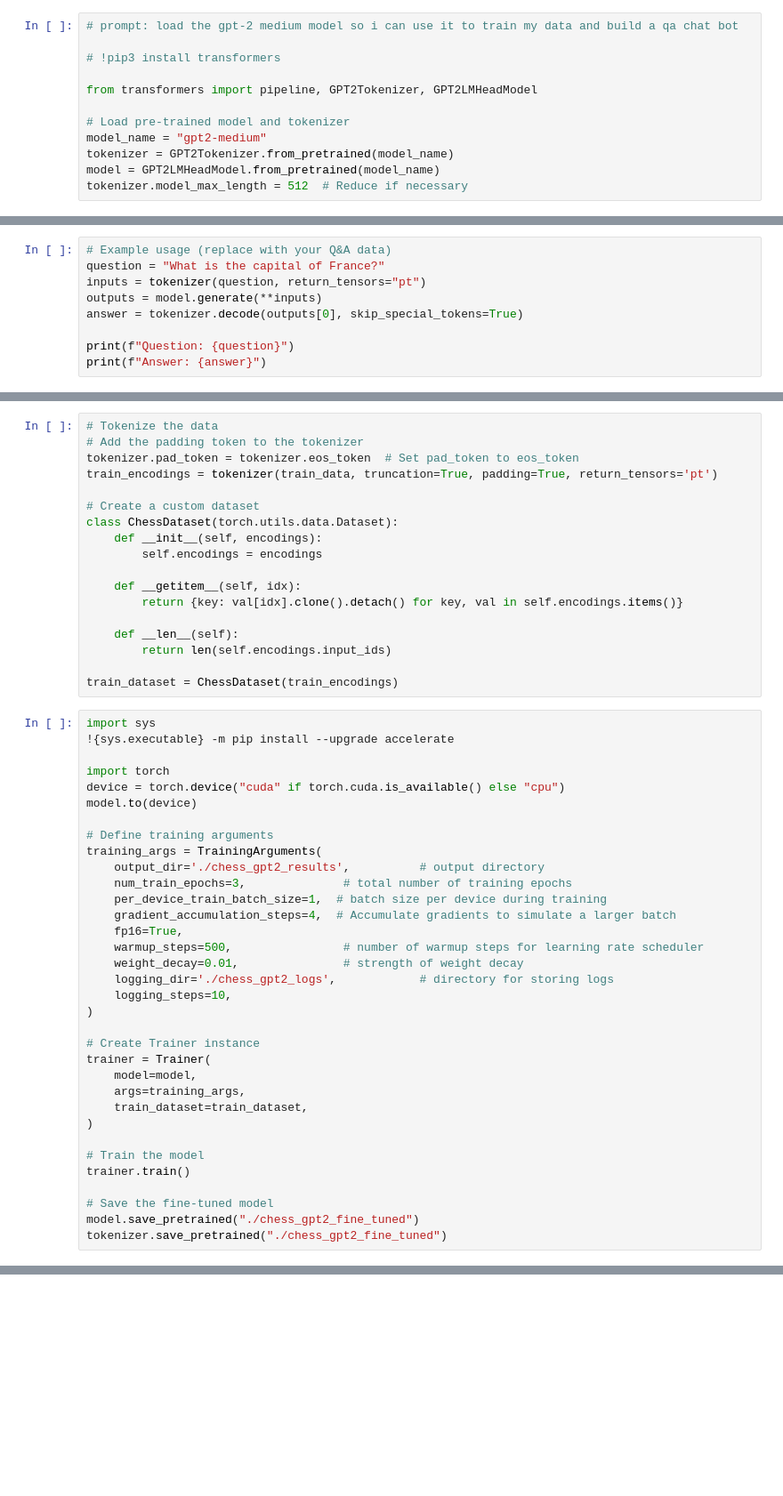
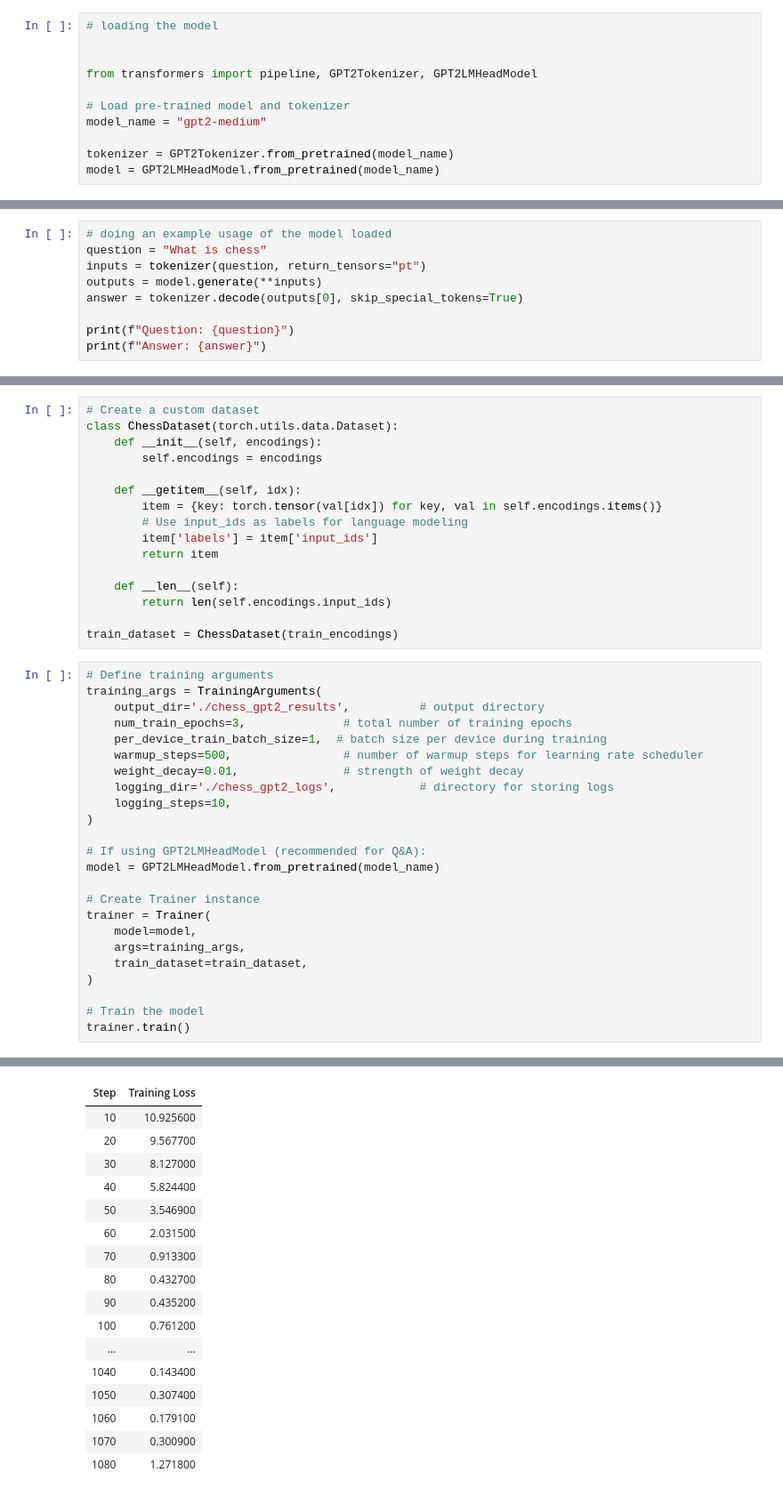
Before and after one commit to Emmanuel-Begati/Chess-gpt, a Jupyter notebook: chess_gpt_model.ipynb, the cells around one changed output, grey strips where cells are left out. Shown: that part at 89% size. Drawn from its saved outputs; the diff is of its cells as text; blank space fills up the shorter version.

```diff
--- a/chess_gpt_model.ipynb
+++ b/chess_gpt_model.ipynb
@@ -16,12 +3,11 @@ NVIDIA GeForce GTX 1660 Ti
 # %%
-# prompt: load the gpt-2 medium model so i can use it to train my data and build a qa chat bot
+# loading the model
 
-# !pip3 install transformers
 
 from transformers import pipeline, GPT2Tokenizer, GPT2LMHeadModel
 
 # Load pre-trained model and tokenizer
 model_name = "gpt2-medium"
+
 tokenizer = GPT2Tokenizer.from_pretrained(model_name)
 model = GPT2LMHeadModel.from_pretrained(model_name)
-tokenizer.model_max_length = 512  # Reduce if necessary
@@ -31,6 +20,6 @@ tokenizer.model_max_length = 512  # Reduce if necessary
 # %%
-# Example usage (replace with your Q&A data)
-question = "What is the capital of France?"
+# doing an example usage of the model loaded
+question = "What is chess"
 inputs = tokenizer(question, return_tensors="pt")
 outputs = model.generate(**inputs)
 answer = tokenizer.decode(outputs[0], skip_special_tokens=True)
@@ -128,41 +264,33 @@ if wikipedia_content:
 # %%
-# Tokenize the data
-# Add the padding token to the tokenizer
-tokenizer.pad_token = tokenizer.eos_token  # Set pad_token to eos_token
-train_encodings = tokenizer(train_data, truncation=True, padding=True, return_tensors='pt')
-
 # Create a custom dataset
 class ChessDataset(torch.utils.data.Dataset):
     def __init__(self, encodings):
         self.encodings = encodings
 
     def __getitem__(self, idx):
-        return {key: val[idx].clone().detach() for key, val in self.encodings.items()}
+        item = {key: torch.tensor(val[idx]) for key, val in self.encodings.items()}
+        # Use input_ids as labels for language modeling
+        item['labels'] = item['input_ids']
+        return item
 
     def __len__(self):
         return len(self.encodings.input_ids)
 
 train_dataset = ChessDataset(train_encodings)
 # %%
-import sys
-!{sys.executable} -m pip install --upgrade accelerate
-
-import torch
-device = torch.device("cuda" if torch.cuda.is_available() else "cpu")
-model.to(device)
-
 # Define training arguments
 training_args = TrainingArguments(
     output_dir='./chess_gpt2_results',          # output directory
     num_train_epochs=3,              # total number of training epochs
     per_device_train_batch_size=1,  # batch size per device during training
-    gradient_accumulation_steps=4,  # Accumulate gradients to simulate a larger batch
-    fp16=True,
     warmup_steps=500,                # number of warmup steps for learning rate scheduler
     weight_decay=0.01,               # strength of weight decay
     logging_dir='./chess_gpt2_logs',            # directory for storing logs
     logging_steps=10,
 )
+
+# If using GPT2LMHeadModel (recommended for Q&A):
+model = GPT2LMHeadModel.from_pretrained(model_name)
 
 # Create Trainer instance
 trainer = Trainer(
@@ -173,8 +301,4 @@ trainer = Trainer(
 
 # Train the model
 trainer.train()
-
-# Save the fine-tuned model
-model.save_pretrained("./chess_gpt2_fine_tuned")
-tokenizer.save_pretrained("./chess_gpt2_fine_tuned")
 # %% [output]
@@ -198,0 +315,17 @@ ValueError: The model did not return a loss from the inputs, only the following
+| Step | Training Loss |
+| 10 | 10.925600 |
+| 20 | 9.567700 |
+| 30 | 8.127000 |
+| 40 | 5.824400 |
+| 50 | 3.546900 |
+| 60 | 2.031500 |
+| 70 | 0.913300 |
+| 80 | 0.432700 |
+| 90 | 0.435200 |
+| 100 | 0.761200 |
+| ... | ... |
+| 1040 | 0.143400 |
+| 1050 | 0.307400 |
+| 1060 | 0.179100 |
+| 1070 | 0.300900 |
+| 1080 | 1.271800 |
```
Also changed, not shown: parts of 20 cells of this notebook, 2 other files.
